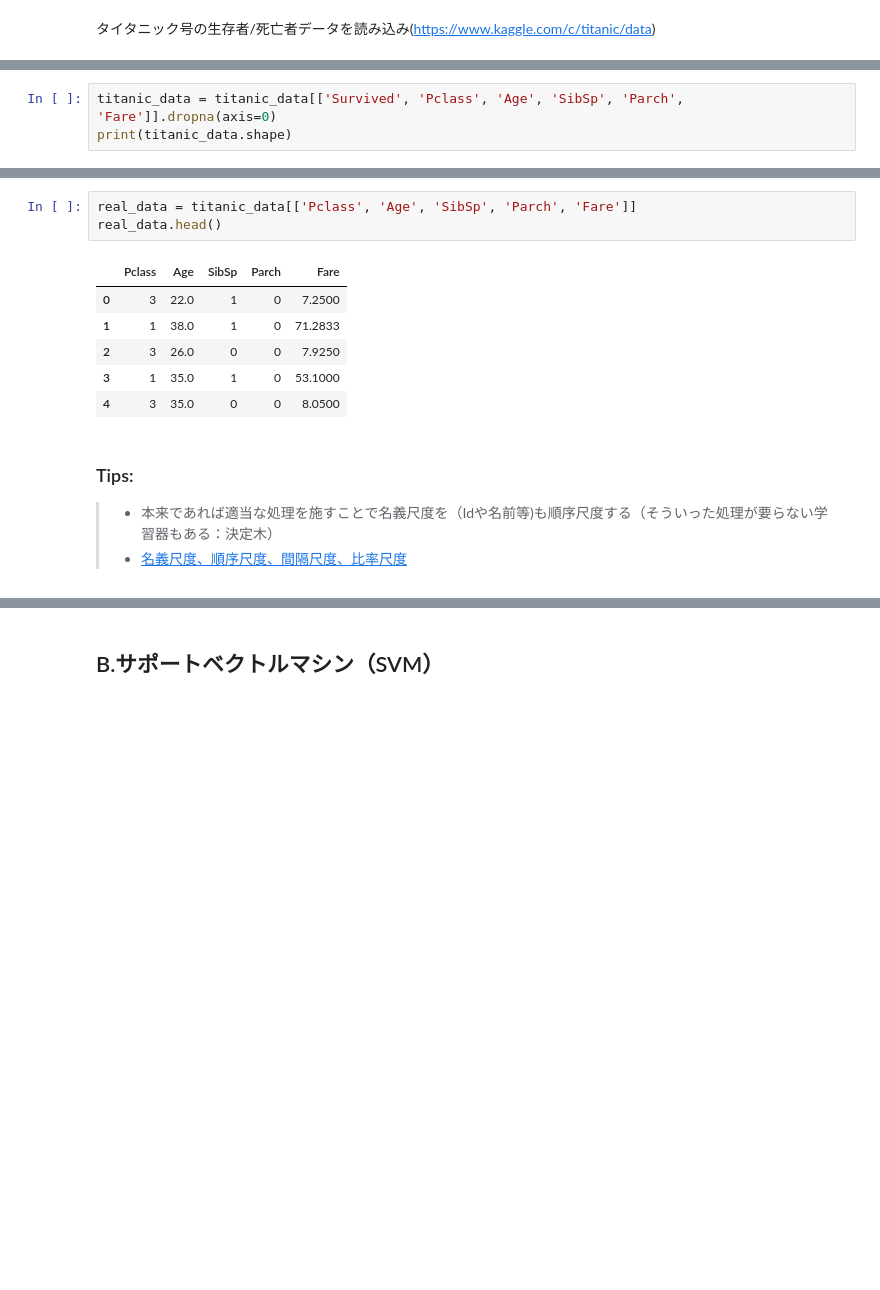
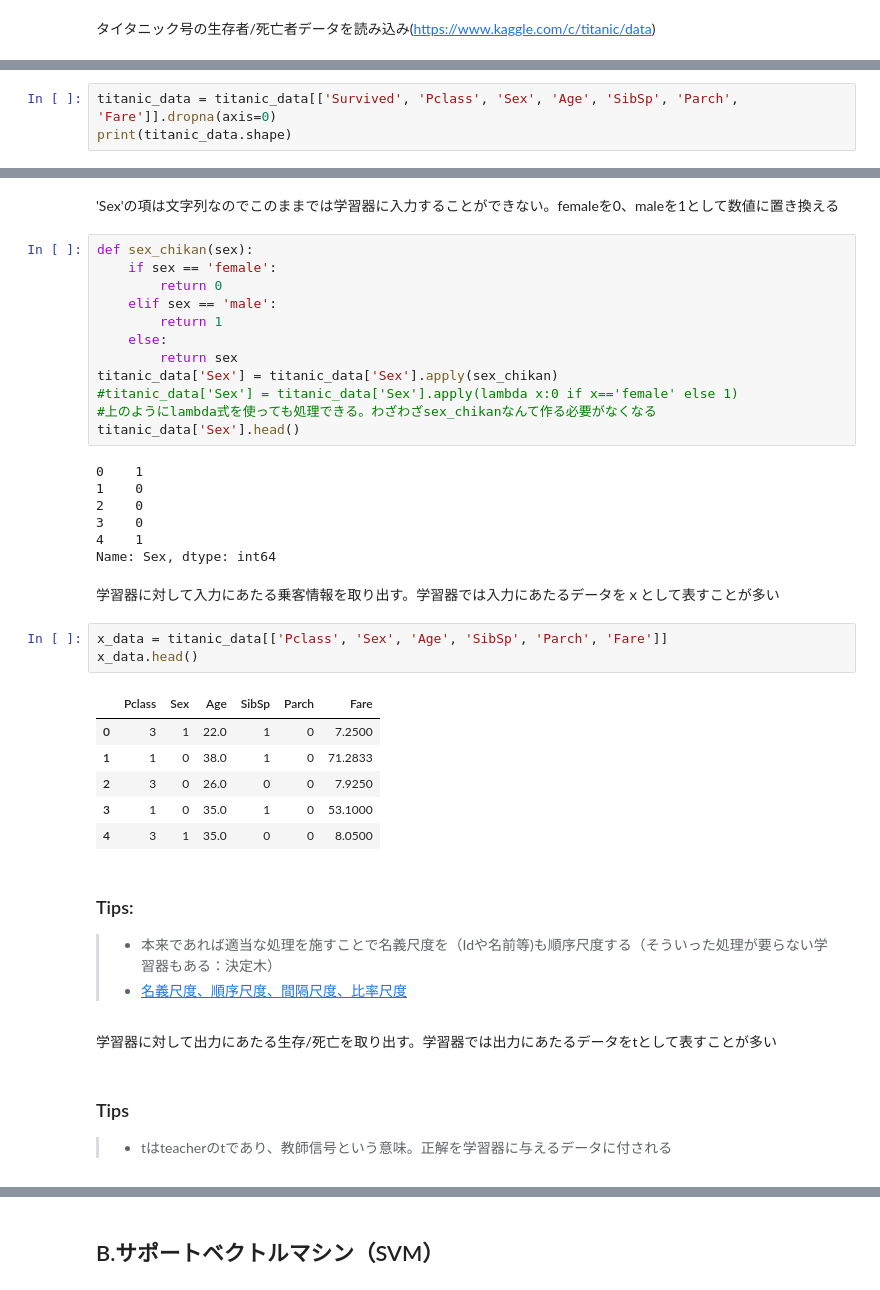
Before and after one commit to IntenF/WestLab_B3_education_2018, a Jupyter notebook: westLab-MachineLearning-Lecture.ipynb, the cells around one changed output, grey strips where cells are left out. Cells and saved outputs as stored; diff of their text form; blank space fills up the shorter version.

```diff
--- a/westLab-MachineLearning-Lecture.ipynb
+++ b/westLab-MachineLearning-Lecture.ipynb
@@ -57,4 +63,4 @@ titanic_data.head()
 # %%
-titanic_data = titanic_data[['Survived', 'Pclass', 'Age', 'SibSp', 'Parch', 'Fare']].dropna(axis=0)
+titanic_data = titanic_data[['Survived', 'Pclass', 'Sex', 'Age', 'SibSp', 'Parch', 'Fare']].dropna(axis=0)
 print(titanic_data.shape)
 # %% [output]
@@ -64,14 +79,42 @@ print(titanic_data.shape)
+# %% [markdown]
+'Sex'の項は文字列なのでこのままでは学習器に入力することができない。femaleを0、maleを1として数値に置き換える
+# %%
+def sex_chikan(sex):
+    if sex == 'female':
+        return 0
+    elif sex == 'male':
+        return 1
+    else:
+        return sex
+titanic_data['Sex'] = titanic_data['Sex'].apply(sex_chikan)
+#titanic_data['Sex'] = titanic_data['Sex'].apply(lambda x:0 if x=='female' else 1)
+#上のようにlambda式を使っても処理できる。わざわざsex_chikanなんて作る必要がなくなる
+titanic_data['Sex'].head()
+# %% [output]
+0    1
+1    0
+2    0
+3    0
+4    1
+Name: Sex, dtype: int64
+# %% [markdown]
+学習器に対して入力にあたる乗客情報を取り出す。学習器では入力にあたるデータをｘとして表すことが多い
 # %%
-real_data = titanic_data[['Pclass', 'Age', 'SibSp', 'Parch', 'Fare']]
-real_data.head()
+x_data = titanic_data[['Pclass', 'Sex', 'Age', 'SibSp', 'Parch', 'Fare']]
+x_data.head()
 # %% [output]
-|  | Pclass | Age | SibSp | Parch | Fare |
-| 0 | 3 | 22.0 | 1 | 0 | 7.2500 |
-| 1 | 1 | 38.0 | 1 | 0 | 71.2833 |
-| 2 | 3 | 26.0 | 0 | 0 | 7.9250 |
-| 3 | 1 | 35.0 | 1 | 0 | 53.1000 |
-| 4 | 3 | 35.0 | 0 | 0 | 8.0500 |
+|  | Pclass | Sex | Age | SibSp | Parch | Fare |
+| 0 | 3 | 1 | 22.0 | 1 | 0 | 7.2500 |
+| 1 | 1 | 0 | 38.0 | 1 | 0 | 71.2833 |
+| 2 | 3 | 0 | 26.0 | 0 | 0 | 7.9250 |
+| 3 | 1 | 0 | 35.0 | 1 | 0 | 53.1000 |
+| 4 | 3 | 1 | 35.0 | 0 | 0 | 8.0500 |
 # %% [markdown]
 ### Tips:
 > - 本来であれば適当な処理を施すことで名義尺度を（Idや名前等)も順序尺度する（そういった処理が要らない学習器もある：決定木）
 > - [名義尺度、順序尺度、間隔尺度、比率尺度](https://mathwords.net/syakudo)
+# %% [markdown]
+学習器に対して出力にあたる生存/死亡を取り出す。学習器では出力にあたるデータをtとして表すことが多い
+# %% [markdown]
+### Tips
+>- tはteacherのtであり、教師信号という意味。正解を学習器に与えるデータに付される
```
Also changed, not shown: parts of 56 cells of this notebook, 2 other files.
